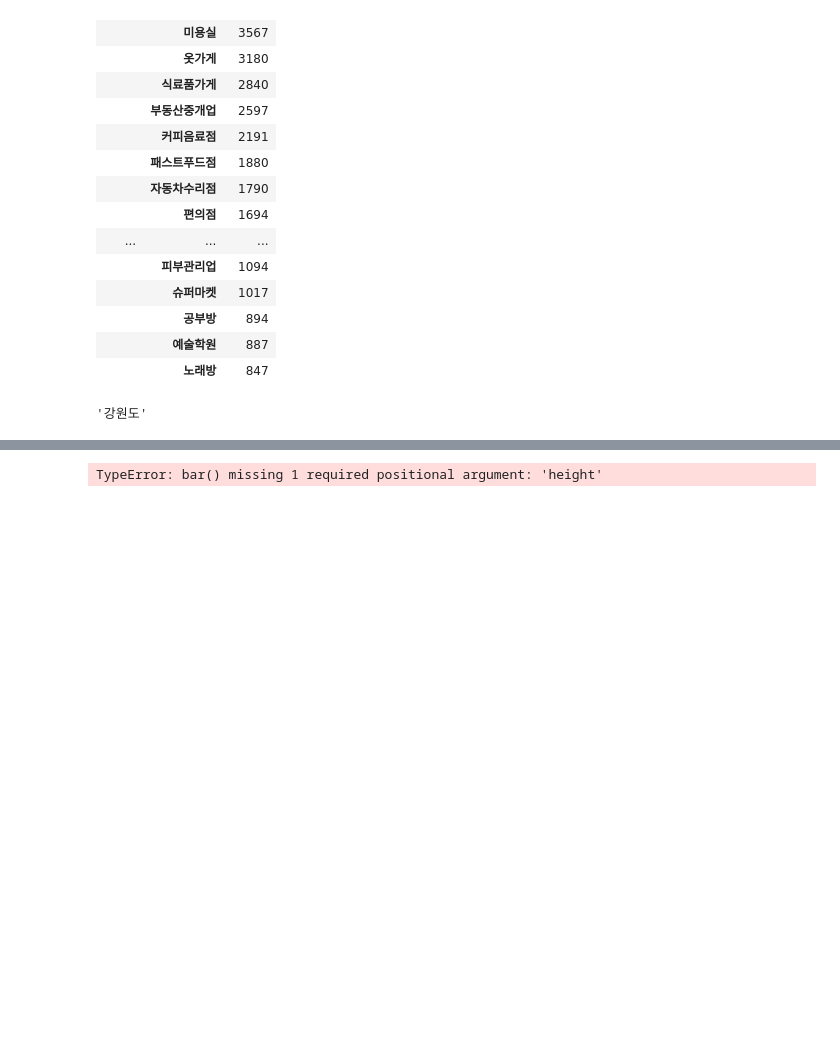
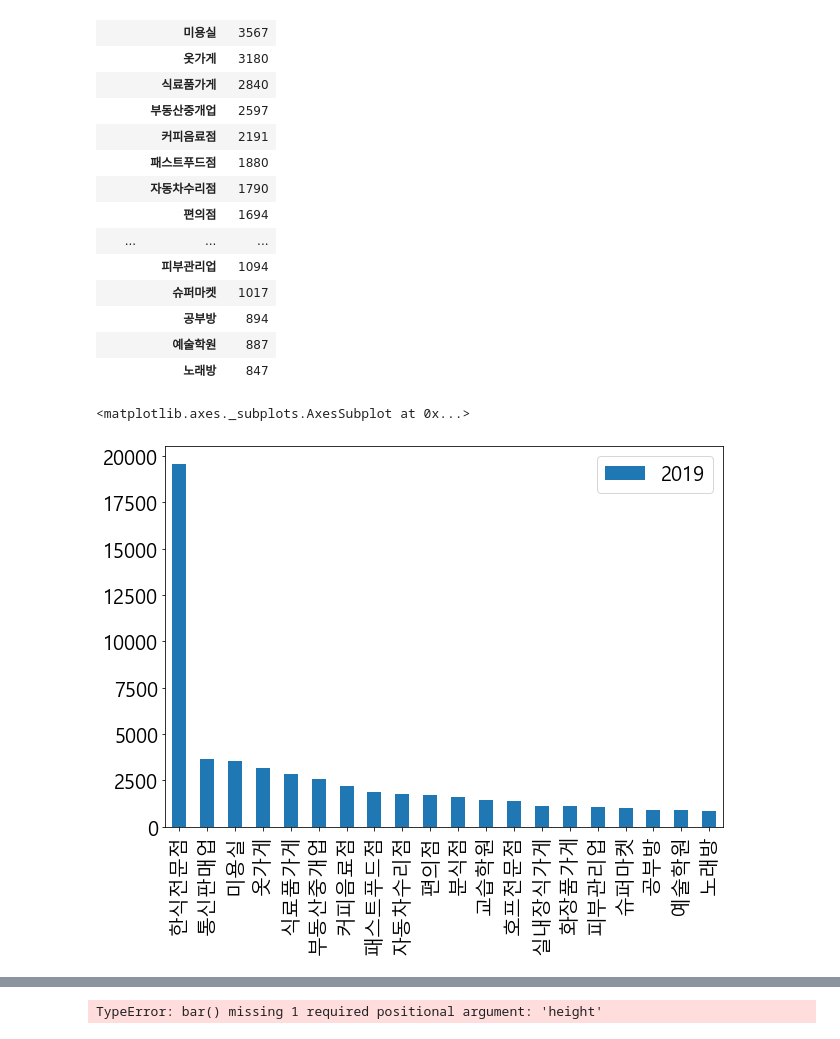
Before and after one commit to inhoinno/2021_BigData, a Jupyter notebook: Data_Visualizing1.ipynb, the cells around one changed output, grey strips where cells are left out. Cells and saved outputs as stored; diff of their text form; code cells hidden in the pictures; blank space fills up the shorter version.

Commit message:
visualizing1 line:1228

```diff
--- a/Data_Visualizing1.ipynb
+++ b/Data_Visualizing1.ipynb
@@ -646,7 +640,7 @@ df_19.loc[idx['강원도',tp20col],:].sort_values(by=2019,ascending=False)
 |  | 예술학원 | 887 |
 |  | 노래방 | 847 |
 # %%
-df_19.loc[idx['강원도',tp20col],:].sort_values(by=2019,ascending=False).index[0][0]#강원도
-df_19.loc[idx['강원도',tp20col],:].sort_values(by=2019,ascending=False).index[0][0]#
+df_19.loc[idx['강원도',tp20col],:].sort_values(by=2019,ascending=False).droplevel(level=0).plot.bar( figsize=(10,7))
 # %% [output]
-'강원도'
+<matplotlib.axes._subplots.AxesSubplot at 0x...>
+[figure, added]
```
Also changed, not shown: parts of 11 cells of this notebook.
